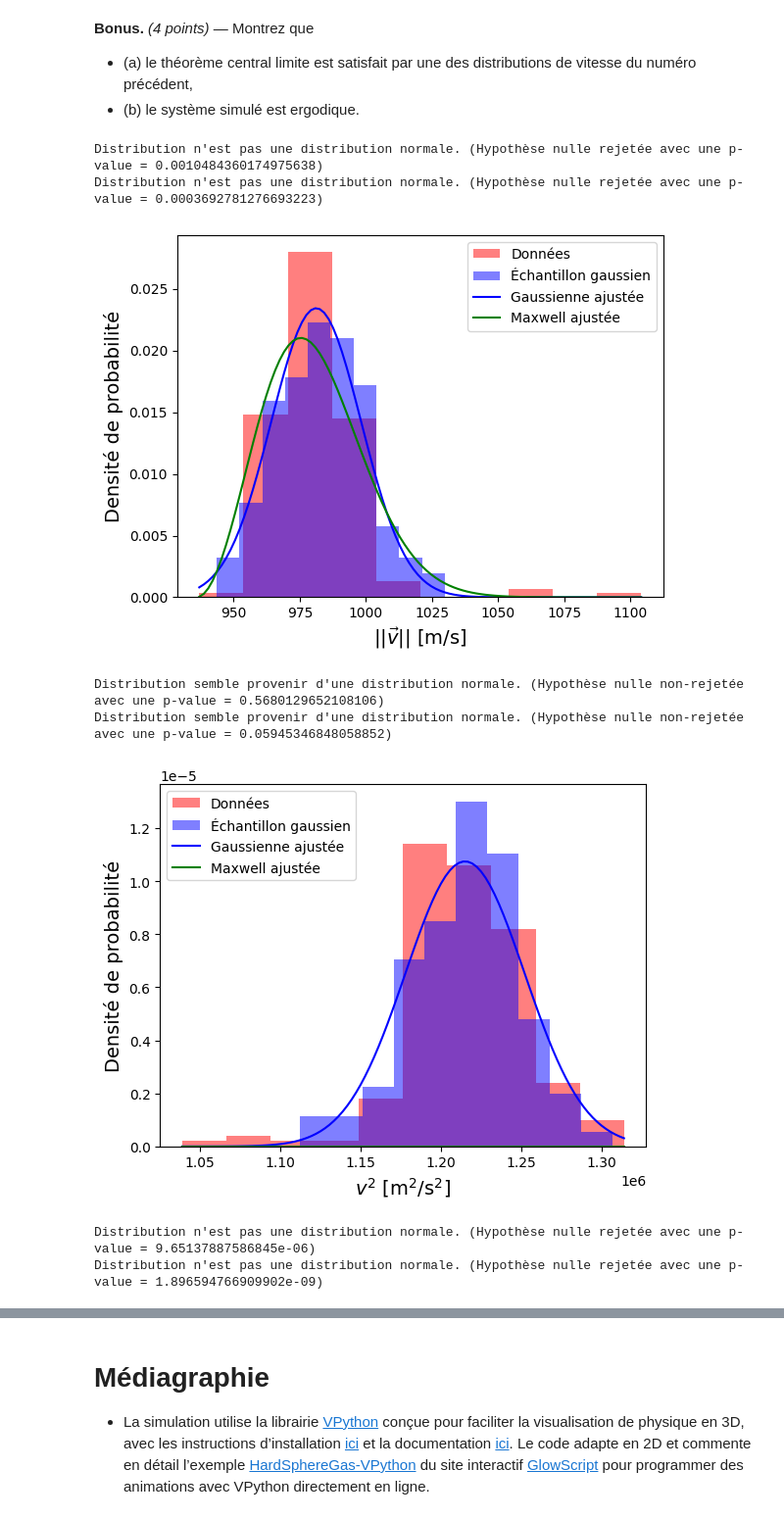
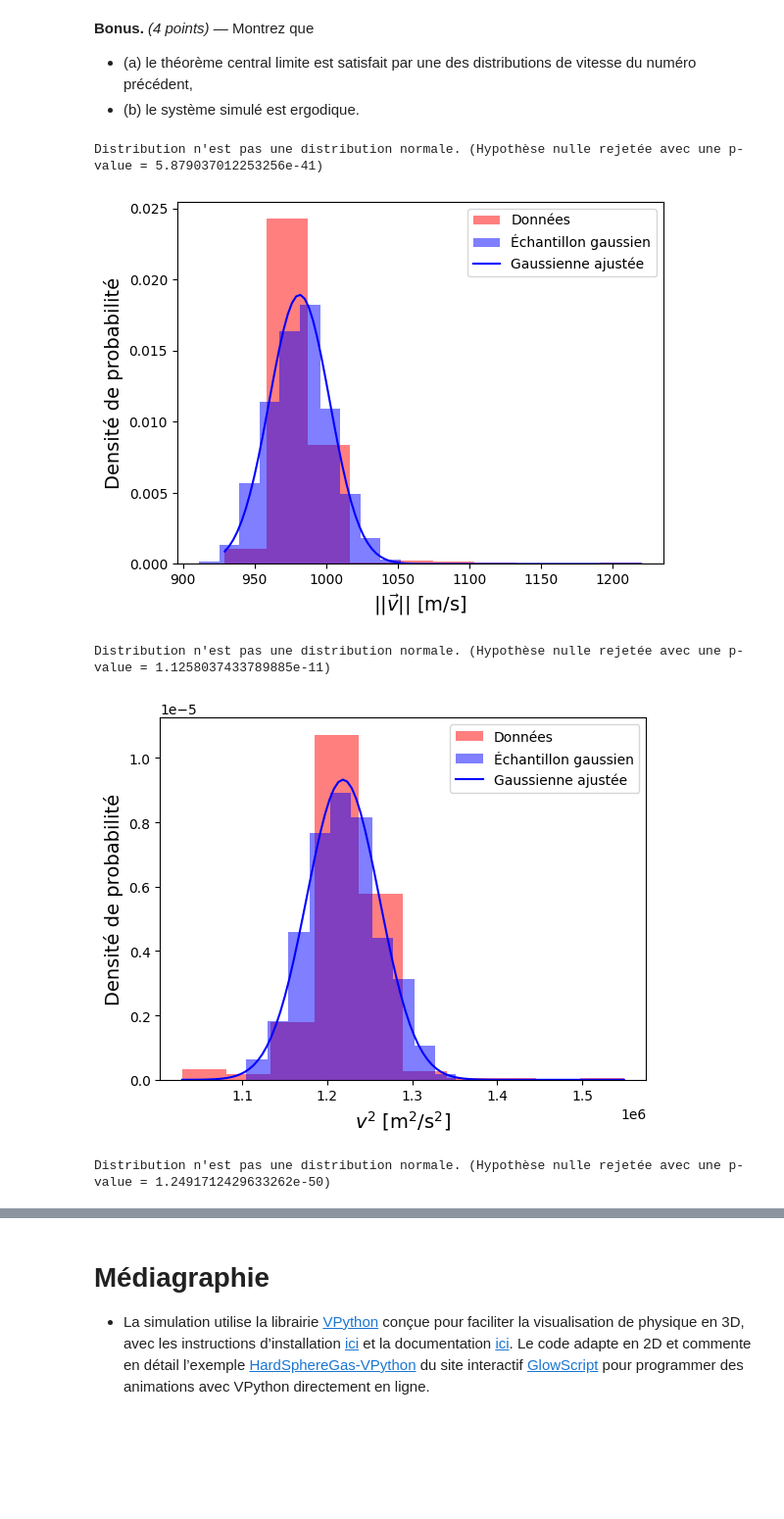
Before and after one commit to oliviergilbertastro/Laboratoires, a Jupyter notebook: PHY-3003/tdsTP_Part1_h25.ipynb, the cells around one changed output, grey strips where cells are left out. Shown at 98% size. Saved outputs shown, nothing was run; the diff lists cells and outputs as text; code cells hidden in the pictures; blank space fills up the shorter version.

```diff
--- a/PHY-3003/tdsTP_Part1_h25.ipynb
+++ b/PHY-3003/tdsTP_Part1_h25.ipynb
@@ -151,8 +151,11 @@ vitesse_vecteur = [vector(distance_x_entre_collision[i]/temps_entre_collision[i]
 vitesse_scalaire = distance_entre_collision/temps_entre_collision
 
 norme_vitesse = np.array([i.mag for i in vitesse_vecteur])
-vitesse_scalaire_carre = norme_vitesse**2
+#vitesse_scalaire_carre = norme_vitesse**2
 vitesse_x_carre = np.array(distance_x_entre_collision/temps_entre_collision)**2
+vitesse_y_carre = np.array(distance_y_entre_collision/temps_entre_collision)**2
+vitesse_z_carre = np.array(distance_z_entre_collision/temps_entre_collision)**2
+vitesse_scalaire_carre = vitesse_x_carre+vitesse_y_carre+vitesse_z_carre
 
 def stats(a):
     """Retourne les statistiques qu'on veut afficher pour un array quelconque 'a'."""
@@ -161,24 +164,6 @@ def stats(a):
     mode_val = mode(a, nan_policy='omit', keepdims=False)[0]
     rms_val = np.sqrt(np.mean(a**2))
     return mean_val, median_val, mode_val, rms_val
-
-if False:
-    # Plot en log
-    hist1 = plt.hist(norme_vitesse, density=False, alpha=0.5, color="red", label=r"$||{\vec{v}}||$")
-    hist2 = plt.hist(vitesse_scalaire_carre, density=False, alpha=0.5, color="blue", label=r"$v^2$")
-    hist3 = plt.hist(vitesse_x_carre, density=False, alpha=0.5, color="green", label=r"$v_x^2$")
-    max_val = np.max([np.max(hist1[0]), np.max(hist2[0]), np.max(hist3[0])])
-    for i,distribution in enumerate([norme_vitesse,vitesse_scalaire_carre,vitesse_x_carre]):
-        stat = stats(distribution)
-        color = ["red","blue","green"][i]
-        plt.vlines(stat[0], 0, max_val, linestyles="solid", color=color)
-        plt.vlines(stat[1], 0, max_val, linestyles="dashed", color=color)
-        plt.vlines(stat[2], 0, max_val, linestyles="dotted", color=color)
-        plt.vlines(stat[3], 0, max_val, linestyles="dashdot", color=color)
-    plt.xscale("log")
-    plt.ylabel("Nombre d'occurence")
-    plt.legend()
-    plt.show()
 
 
 # Mon graphique:
@@ -215,52 +200,39 @@ plt.show()
 # %%
 from scipy.stats import ks_2samp, norm, ks_1samp, maxwell
 from random import gauss
 
-data = np.loadtxt("data.txt")
-temps_entre_collision = data[:,0]
-distance_entre_collision = data[:,1]
-distance_x_entre_collision = data[:,2]
-distance_y_entre_collision = data[:,3]
-distance_z_entre_collision = data[:,4]
 
 distribution_labels = [r"$||{\vec{v}}||$ [m/s]",r"$v^2$ [m$^2$/s$^2$]",r"$v_x^2$ [m$^2$/s$^2$]"]
 for i,distribution in enumerate([norme_vitesse,vitesse_scalaire_carre,vitesse_x_carre]):
-    N = 100 # taille de l'échantillon
+    N = 20 # taille de l'échantillon
     distribution = np.array([np.mean(distribution[k:int(N*(k+1))]) for k in range(int(len(distribution)/N))])
     mu, std = norm.fit(distribution)
     stat = stats(distribution)
     distribution_label = distribution_labels[i]
     # On génère un échantillon provenant d'une distribution normale de même moyenne et variance que chacun de nos échantillons et on vérifie si l'hypothèse nulle
     echantillon = np.random.normal(mu, std, size=len(distribution))
 
     ks2 = ks_2samp(distribution, echantillon).pvalue
     ks1 = ks_1samp(distribution, norm.cdf, args=(mu, std)).pvalue
-    if ks2 > 0.05:
-        print(f"Distribution semble provenir d'une distribution normale. (Hypothèse nulle non-rejetée avec une p-value = {ks2})")
-    else:
-        print(f"Distribution n'est pas une distribution normale. (Hypothèse nulle rejetée avec une p-value = {ks2})")
     if ks1 > 0.05:
         print(f"Distribution semble provenir d'une distribution normale. (Hypothèse nulle non-rejetée avec une p-value = {ks1})")
     else:
         print(f"Distribution n'est pas une distribution normale. (Hypothèse nulle rejetée avec une p-value = {ks1})")
     plt.hist(distribution, density=True, alpha=0.5, color="red", label="Données")
     plt.hist(echantillon, density=True, alpha=0.5, color="blue", label="Échantillon gaussien")
     x = np.linspace(min(distribution), max(distribution), 100)
     pdf_fitted = norm.pdf(x, mu, std)
     plt.plot(x, pdf_fitted, 'b-', label="Gaussienne ajustée")
-    params = maxwell.fit(distribution)
-    pdf_fitted = maxwell.pdf(x, *params)
-    plt.plot(x, pdf_fitted, color="green", label="Maxwell ajustée")
+    #params = maxwell.fit(distribution)
+    #pdf_fitted = maxwell.pdf(x, *params)
+    #plt.plot(x, pdf_fitted, color="green", label="Maxwell ajustée")
     plt.xlabel(distribution_label, fontsize=14)
     plt.ylabel("Densité de probabilité", fontsize=14)
     plt.legend()
     plt.show()
 # %% [output]
-Distribution n'est pas une distribution normale. (Hypothèse nulle rejetée avec une p-value = 0.0010484360174975638)
-Distribution n'est pas une distribution normale. (Hypothèse nulle rejetée avec une p-value = 0.0003692781276693223)
+Distribution n'est pas une distribution normale. (Hypothèse nulle rejetée avec une p-value = 5.879037012253256e-41)
-[figure, old version]
+[figure, new version]
-Distribution semble provenir d'une distribution normale. (Hypothèse nulle non-rejetée avec une p-value = 0.5680129652108106)
-Distribution semble provenir d'une distribution normale. (Hypothèse nulle non-rejetée avec une p-value = 0.05945346848058852)
+Distribution n'est pas une distribution normale. (Hypothèse nulle rejetée avec une p-value = 1.1258037433789885e-11)
-[figure, old version]
+[figure, new version]
-Distribution n'est pas une distribution normale. (Hypothèse nulle rejetée avec une p-value = 9.65137887586845e-06)
-Distribution n'est pas une distribution normale. (Hypothèse nulle rejetée avec une p-value = 1.896594766909902e-09)
+Distribution n'est pas une distribution normale. (Hypothèse nulle rejetée avec une p-value = 1.2491712429633262e-50)
```
Also changed, not shown: parts of 2 cells of this notebook.
